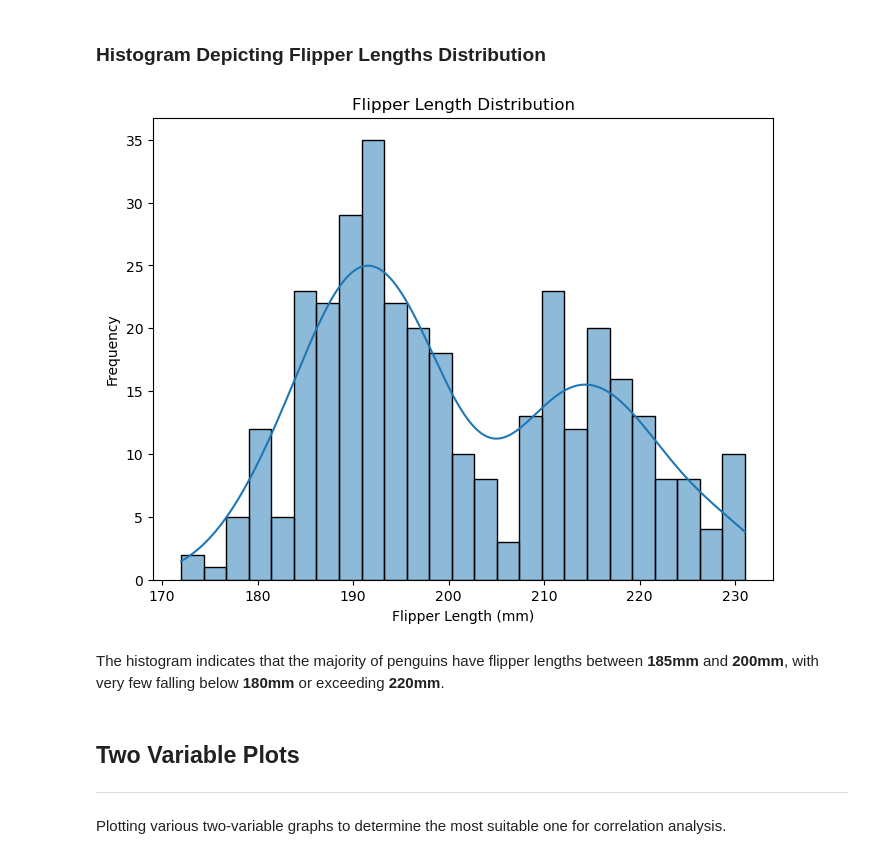
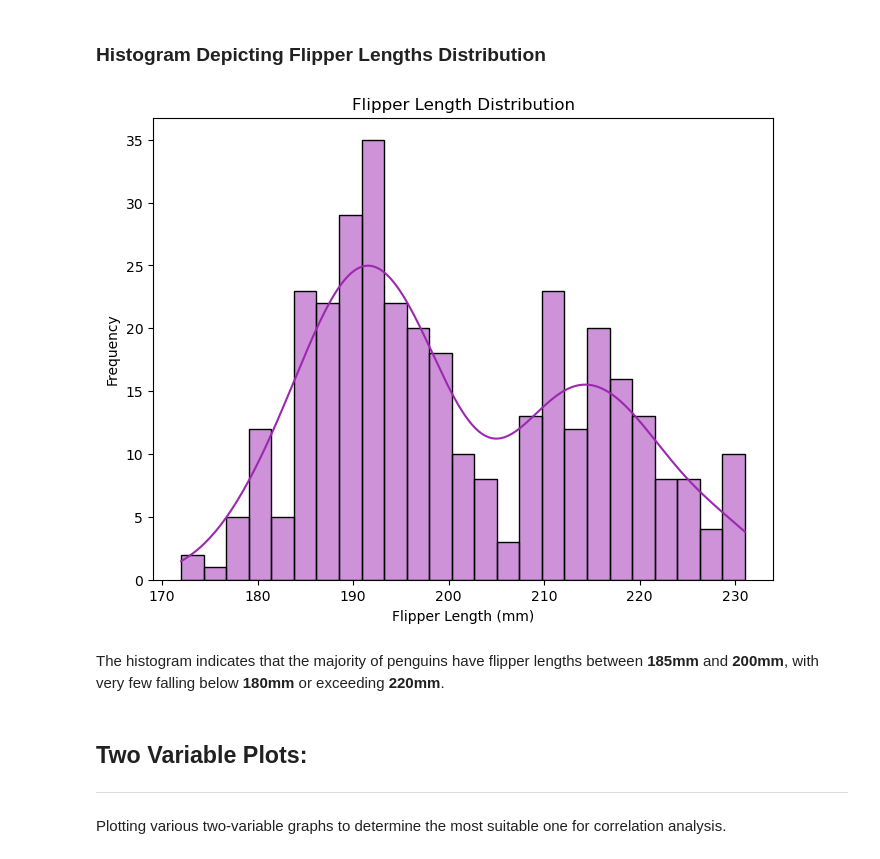
Before and after one commit to Galal-Abdelaziz/PRINCIPLES-OF-DATA-ANALYTICS, a Jupyter notebook: penguins.ipynb, the cells around one changed output. Drawn from its saved outputs; the diff is of its cells as text; code cells hidden in the pictures.

```diff
--- a/penguins.ipynb
+++ b/penguins.ipynb
@@ -255,18 +273,18 @@ The histogram reveals the following distribution of penguin species across the t
 # %%
 # Code creating a histogram using plt and sns.
 plt.figure(figsize=(8, 6))
-sns.histplot(df['flipper_length_mm'], kde=True, bins=25)
+sns.histplot(df['flipper_length_mm'], kde=True, bins=25, color='#9C27B0')
 # The 'kde' argument is set to True to display a kernel density estimate to help analysing the distribution.
 plt.title('Flipper Length Distribution')
 plt.xlabel('Flipper Length (mm)')
 plt.ylabel('Frequency')
 plt.show()
 # %% [output]
-[figure, old version]
+[figure, new version]
 # %% [markdown]
 The histogram indicates that the majority of penguins have flipper lengths between __185mm__ and __200mm__, with very few falling below __180mm__ or exceeding __220mm__.
 # %% [markdown]
-## Two Variable Plots
+## Two Variable Plots:
 ***
 # %% [markdown]
 Plotting various two-variable graphs to determine the most suitable one for correlation analysis.
```
Also changed, not shown: parts of 12 cells of this notebook, 1 other file.
